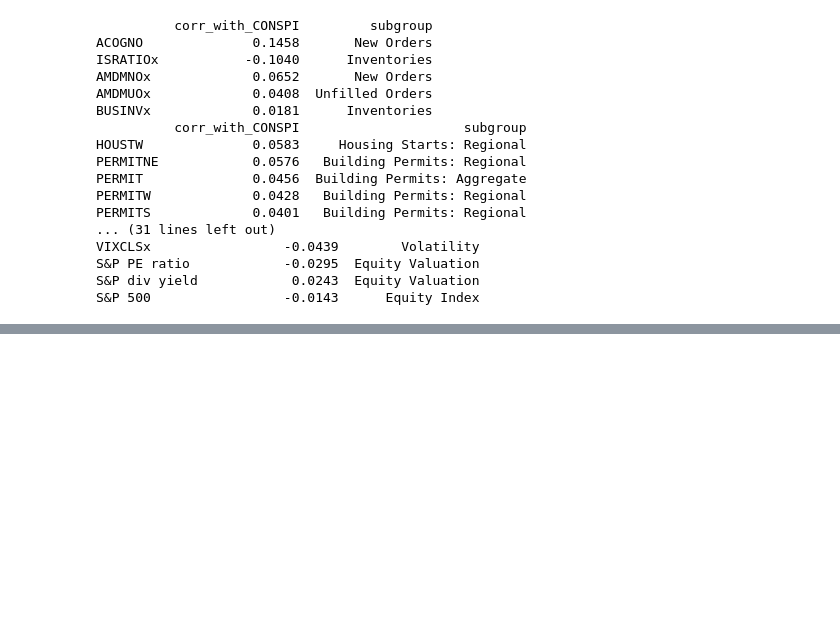
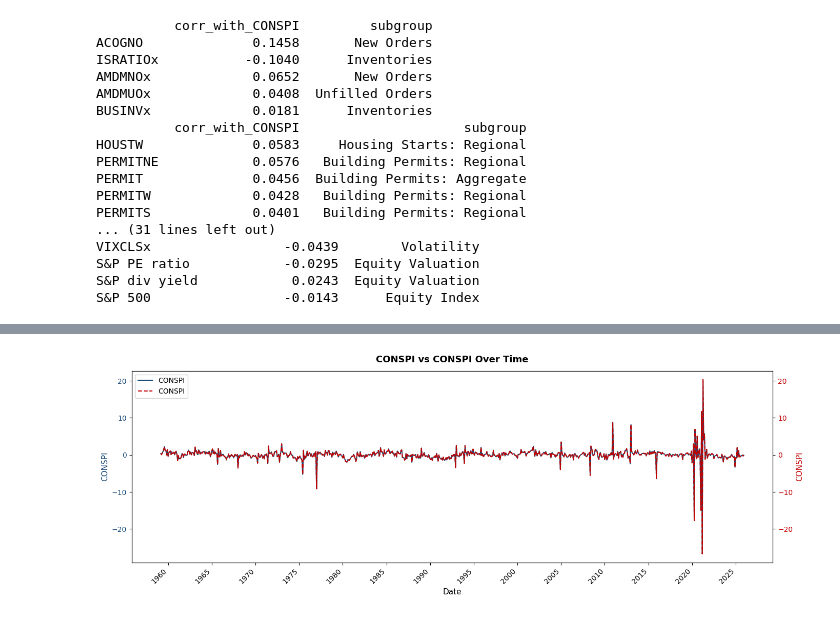
Before and after one commit to andre-bu-gitdev/O2_AI_for_Leaders_dx699, a Jupyter notebook: Milestone_4/M4 Functions.ipynb, the cells around one changed output, grey strips where cells are left out. Saved outputs shown, nothing was run; the diff lists cells and outputs as text; code cells hidden in the pictures; blank space fills up the shorter version.

```diff
--- a/Milestone_4/M4 Functions.ipynb
+++ b/Milestone_4/M4 Functions.ipynb
@@ -2044,0 +2219,4 @@ y = macro_fred_df['CONSPI']
+# %%
+plot_fredmd_dual(macro_fred_df, var1="CONSPI", var2="CONSPI")
+# %% [output]
+[figure, added]
```
Also changed, not shown: parts of 14 cells of this notebook, 2 other files.
